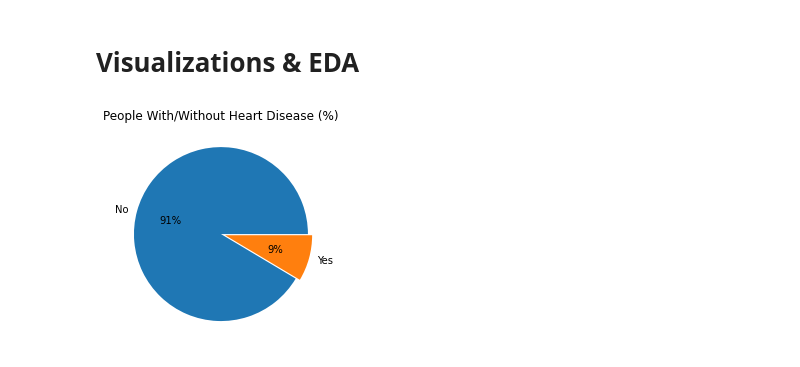
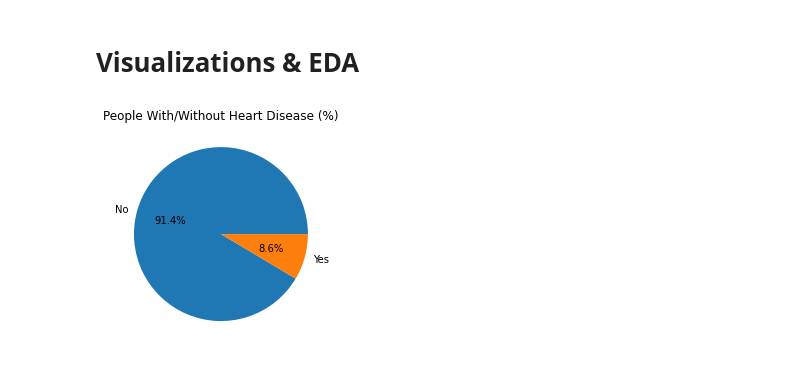
Before and after one commit to sophtsai/Heart-Disease-ML, a Jupyter notebook: Predicting_Heart_Disease_Final.ipynb, the cells around one changed output. Cells and saved outputs as stored; diff of their text form; code cells hidden in the pictures.

```diff
--- a/Predicting_Heart_Disease_Final.ipynb
+++ b/Predicting_Heart_Disease_Final.ipynb
@@ -90,8 +91,8 @@ memory usage: 43.9+ MB
 # %%
 # Percentage of People with/without Heart Disease
 fig, ax = plt.subplots(1, 1,figsize =(8, 4))
-ax.pie(df['HeartDisease'].value_counts(),autopct='%1.0f%%',labels=['No',"Yes"],explode=(0,0.05))
+ax.pie(df['HeartDisease'].value_counts(),autopct='%1.1f%%',labels=['No',"Yes"])
 ax.set_title('People With/Without Heart Disease (%)')
 fig.show()
 # %% [output]
-[figure, old version]
+[figure, new version]
```
Also changed, not shown: parts of 54 cells of this notebook.
